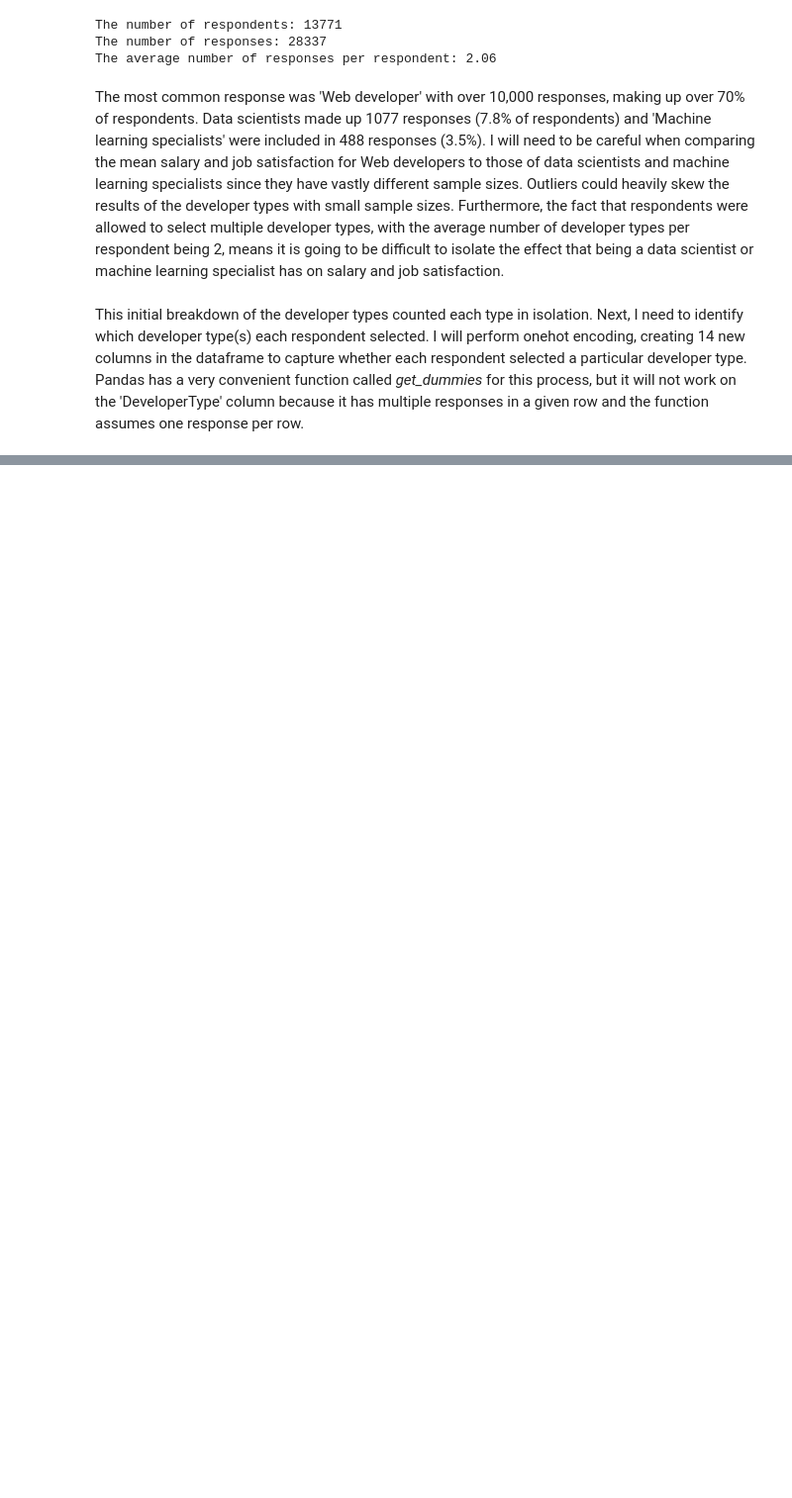
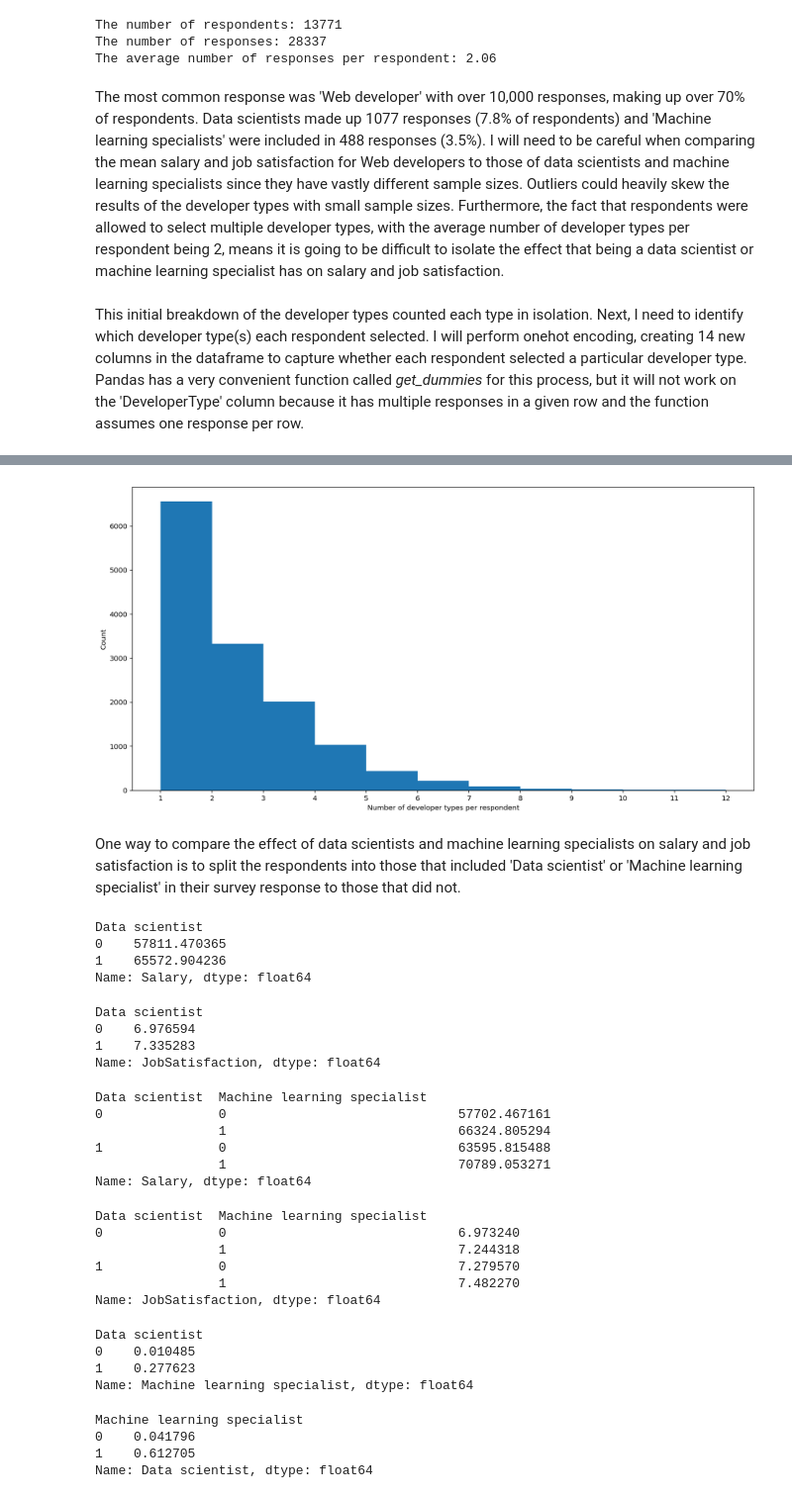
Before and after one commit to blowe615/stackoverflow_survey, a Jupyter notebook: Investigating How Data Scientists Answered the Stack Overflow Survey.ipynb, the cells around one changed output, grey strips where cells are left out. Shown at 99% size. Drawn from its saved outputs; the diff is of its cells as text; code cells hidden in the pictures; blank space fills up the shorter version.

```diff
--- a/Investigating How Data Scientists Answered the Stack Overflow Survey.ipynb
+++ b/Investigating How Data Scientists Answered the Stack Overflow Survey.ipynb
@@ -356,0 +326,58 @@ display(encoded_df.head())
+# %%
+# Visualize the distribution of developer types, excluding null responses
+fig, ax = plt.subplots(figsize=(16,8))
+ax.hist(encoded_df.loc[encoded_df['NumDevTypes']>0,'NumDevTypes'],bins=range(1,encoded_df['NumDevTypes'].max()))
+ax.set_xticks(range(1,encoded_df['NumDevTypes'].max()))
+ax.set_ylabel('Count')
+ax.set_xlabel('Number of developer types per respondent')
+plt.show()
+# %% [output]
+[figure, added]
+# %% [markdown]
+One way to compare the effect of data scientists and machine learning specialists on salary and job satisfaction is to split the respondents into those that included 'Data scientist' or 'Machine learning specialist' in their survey response to those that did not.
+# %%
+encoded_df.groupby('Data scientist')['Salary'].mean()
+# %% [output]
+Data scientist
+0    57811.470365
+1    65572.904236
+Name: Salary, dtype: float64
+# %%
+encoded_df.groupby('Data scientist')['JobSatisfaction'].mean()
+# %% [output]
+Data scientist
+0    6.976594
+1    7.335283
+Name: JobSatisfaction, dtype: float64
+# %%
+encoded_df.groupby(['Data scientist','Machine learning specialist'])['Salary'].mean()
+# %% [output]
+Data scientist  Machine learning specialist
+0               0                              57702.467161
+                1                              66324.805294
+1               0                              63595.815488
+                1                              70789.053271
+Name: Salary, dtype: float64
+# %%
+encoded_df.groupby(['Data scientist','Machine learning specialist'])['JobSatisfaction'].mean()
+# %% [output]
+Data scientist  Machine learning specialist
+0               0                              6.973240
+                1                              7.244318
+1               0                              7.279570
+                1                              7.482270
+Name: JobSatisfaction, dtype: float64
+# %%
+encoded_df.groupby('Data scientist')['Machine learning specialist'].mean()
+# %% [output]
+Data scientist
+0    0.010485
+1    0.277623
+Name: Machine learning specialist, dtype: float64
+# %%
+encoded_df.groupby('Machine learning specialist')['Data scientist'].mean()
+# %% [output]
+Machine learning specialist
+0    0.041796
+1    0.612705
+Name: Data scientist, dtype: float64
```
Also changed, not shown: parts of 22 cells of this notebook.
